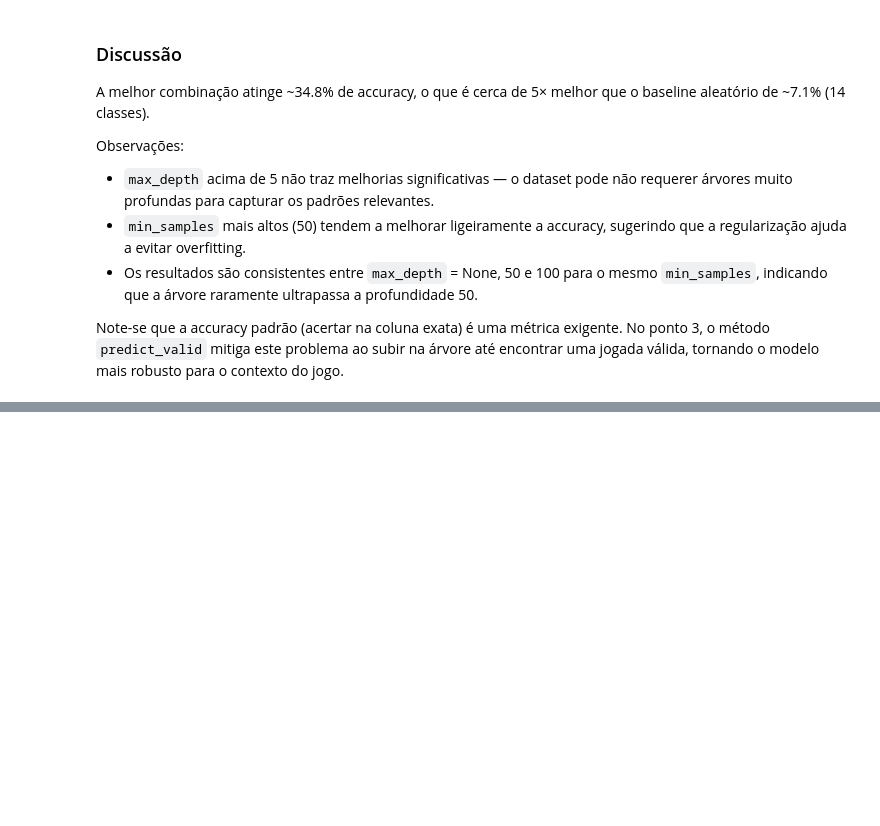
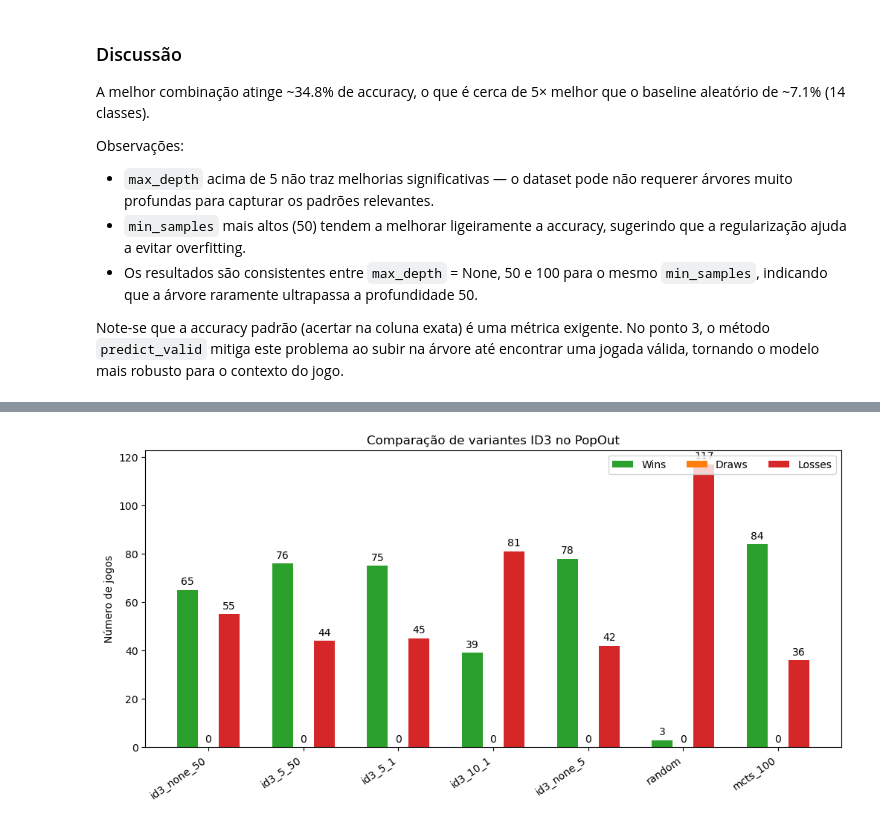
Before and after one commit to andredpinto/AI_2526_Project, a Jupyter notebook: notebooks/analysis_id3.ipynb, the cells around one changed output, grey strips where cells are left out. Drawn from its saved outputs; the diff is of its cells as text; code cells hidden in the pictures; blank space fills up the shorter version.

```diff
--- a/notebooks/analysis_id3.ipynb
+++ b/notebooks/analysis_id3.ipynb
@@ -272,0 +443,26 @@ Note-se que a accuracy padrão (acertar na coluna exata) é uma métrica exigent
+# %%
+# Load ID3 trees (5 combos representative of the accuracy range)
+trees_dir = Path("..", "decision_tree", "pre_trained_trees")
+
+tree_none_50  = load(trees_dir / "treeNone_50.joblib")
+tree_5_50     = load(trees_dir / "tree5_50.joblib")
+tree_5_1      = load(trees_dir / "tree5_1.joblib")
+tree_10_1     = load(trees_dir / "tree10_1.joblib")
+tree_none_5   = load(trees_dir / "treeNone_5.joblib")
+
+# MCTS baseline (fast: 100 iterations)
+mcts_100 = MCTS(max_iter=100)
+
+# Variants: (name, callable, instance_or_None)
+variants = [
+    ("id3_none_50",  make_id3_player(tree_none_50, "id3_none_50"),  None),
+    ("id3_5_50",     make_id3_player(tree_5_50,    "id3_5_50"),     None),
+    ("id3_5_1",      make_id3_player(tree_5_1,     "id3_5_1"),      None),
+    ("id3_10_1",     make_id3_player(tree_10_1,    "id3_10_1"),     None),
+    ("id3_none_5",   make_id3_player(tree_none_5,  "id3_none_5"),   None),
+    ("random",       random_move,                   None),
+    ("mcts_100",     mcts_100.move,                mcts_100),
+]
+
+stats_game = variants_stats(variants, n_games=10)
+print("Torneio concluído.")
@@ -272,0 +482,4 @@ Note-se que a accuracy padrão (acertar na coluna exata) é uma métrica exigent
+# %%
+plot_bars_for_each_var(stats_game, "Comparação de variantes ID3 no PopOut")
+# %% [output]
+[figure, added]
```
Also changed, not shown: parts of 8 cells of this notebook, 1 other file.
